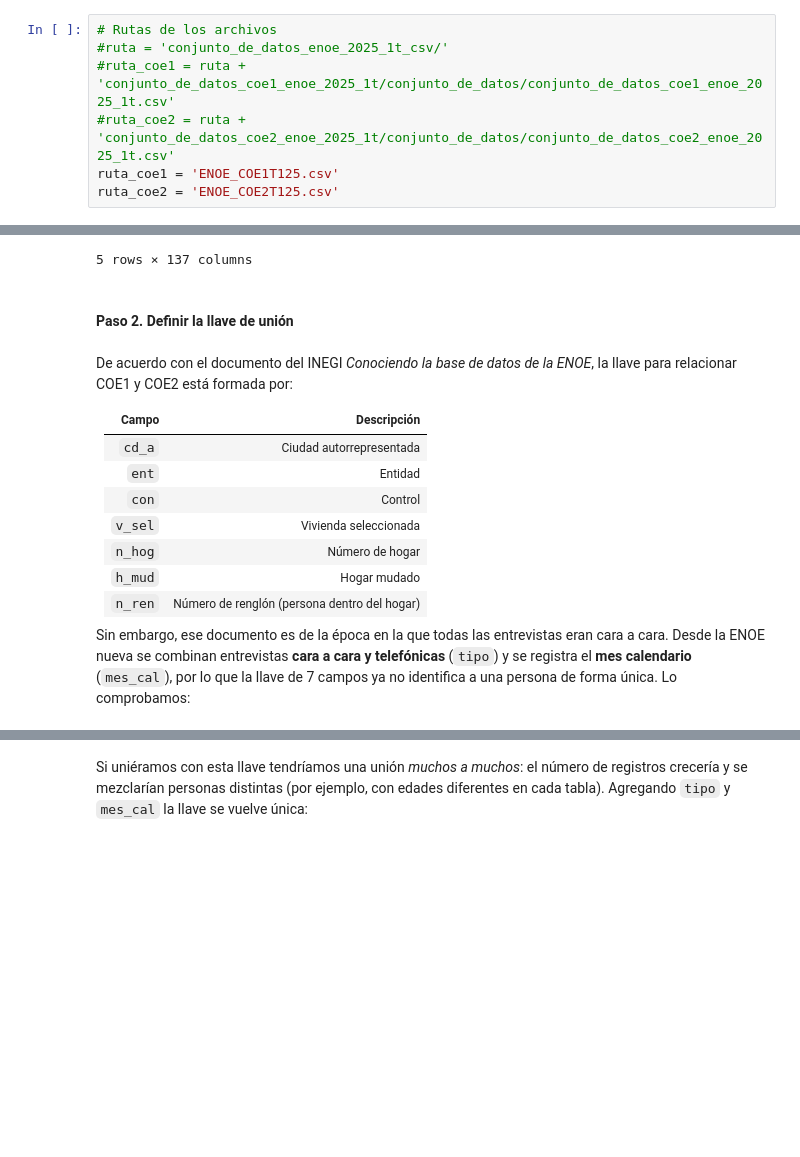
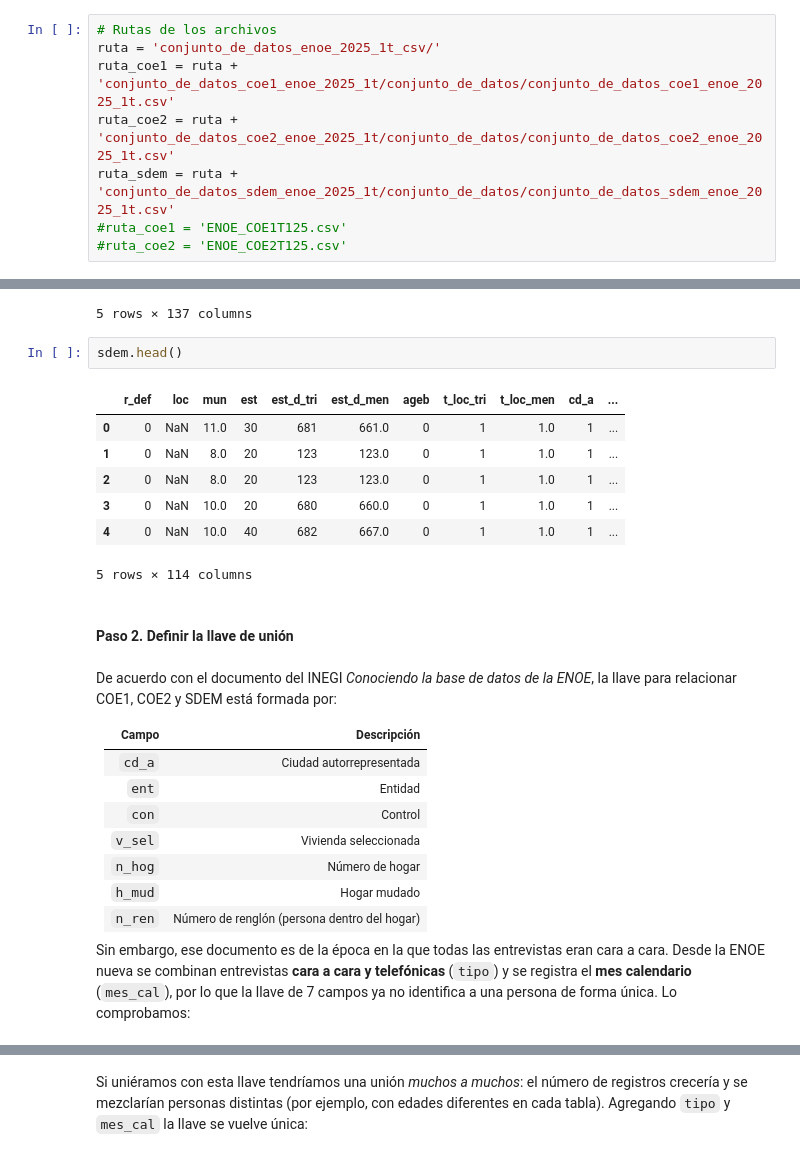
Before and after one commit to lbeltran-dev/Analisis-De-Ingreso-Mensual-En-Mexico-ENOE-2025-T1, a Jupyter notebook: Tarea5_FernandoHernandez_LuisBeltran.ipynb, the cells around one changed output, grey strips where cells are left out. Drawn from its saved outputs; the diff is of its cells as text; blank space fills up the shorter version.

```diff
--- a/Tarea5_FernandoHernandez_LuisBeltran.ipynb
+++ b/Tarea5_FernandoHernandez_LuisBeltran.ipynb
@@ -30,11 +31,12 @@ import numpy as np
 Los CSV del INEGI guardan las respuestas vacías como un espacio en blanco (`' '`), así que las leemos como `NaN` con `na_values`.
 # %%
 # Rutas de los archivos
-#ruta = 'conjunto_de_datos_enoe_2025_1t_csv/'
-#ruta_coe1 = ruta + 'conjunto_de_datos_coe1_enoe_2025_1t/conjunto_de_datos/conjunto_de_datos_coe1_enoe_2025_1t.csv'
-#ruta_coe2 = ruta + 'conjunto_de_datos_coe2_enoe_2025_1t/conjunto_de_datos/conjunto_de_datos_coe2_enoe_2025_1t.csv'
-ruta_coe1 = 'ENOE_COE1T125.csv'
-ruta_coe2 = 'ENOE_COE2T125.csv'
+ruta = 'conjunto_de_datos_enoe_2025_1t_csv/'
+ruta_coe1 = ruta + 'conjunto_de_datos_coe1_enoe_2025_1t/conjunto_de_datos/conjunto_de_datos_coe1_enoe_2025_1t.csv'
+ruta_coe2 = ruta + 'conjunto_de_datos_coe2_enoe_2025_1t/conjunto_de_datos/conjunto_de_datos_coe2_enoe_2025_1t.csv'
+ruta_sdem = ruta + 'conjunto_de_datos_sdem_enoe_2025_1t/conjunto_de_datos/conjunto_de_datos_sdem_enoe_2025_1t.csv'
+#ruta_coe1 = 'ENOE_COE1T125.csv'
+#ruta_coe2 = 'ENOE_COE2T125.csv'
 # %%
 # Cargar datos
 coe1 = pd.read_csv(ruta_coe1, na_values=' ', low_memory=False)
@@ -65,10 +70,20 @@ coe2.head()
 | 3 | 1 | 9 | 40005 | 906533 | 310 | 168 | 53 | 1 | 0 | 3 | ... | ... |
 | 4 | 1 | 9 | 40006 | 906681 | 309 | 42 | 52 | 1 | 0 | 3 | ... | ... |
 5 rows × 137 columns
+# %%
+sdem.head()
+# %% [output]
+|  | r_def | loc | mun | est | est_d_tri | est_d_men | ageb | t_loc_tri | t_loc_men | cd_a | ... |
+| 0 | 0 | NaN | 11.0 | 30 | 681 | 661.0 | 0 | 1 | 1.0 | 1 | ... |
+| 1 | 0 | NaN | 8.0 | 20 | 123 | 123.0 | 0 | 1 | 1.0 | 1 | ... |
+| 2 | 0 | NaN | 8.0 | 20 | 123 | 123.0 | 0 | 1 | 1.0 | 1 | ... |
+| 3 | 0 | NaN | 10.0 | 20 | 680 | 660.0 | 0 | 1 | 1.0 | 1 | ... |
+| 4 | 0 | NaN | 10.0 | 40 | 682 | 667.0 | 0 | 1 | 1.0 | 1 | ... |
+5 rows × 114 columns
 # %% [markdown]
 #### Paso 2. Definir la llave de unión
 # %% [markdown]
-De acuerdo con el documento del INEGI *Conociendo la base de datos de la ENOE*, la llave para relacionar COE1 y COE2 está formada por:
+De acuerdo con el documento del INEGI *Conociendo la base de datos de la ENOE*, la llave para relacionar COE1, COE2 y SDEM está formada por:
 
 | **Campo** | **Descripción** |
 |-----------|-----------------|
```
Also changed, not shown: parts of 44 cells of this notebook.
